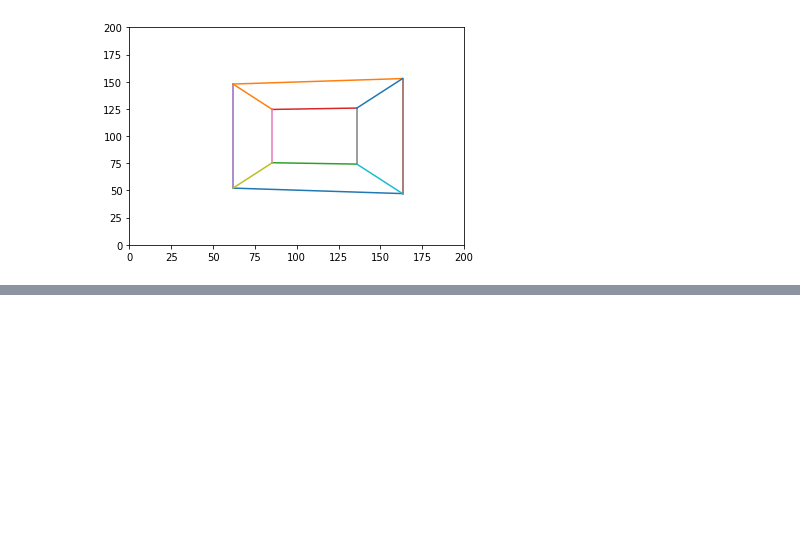
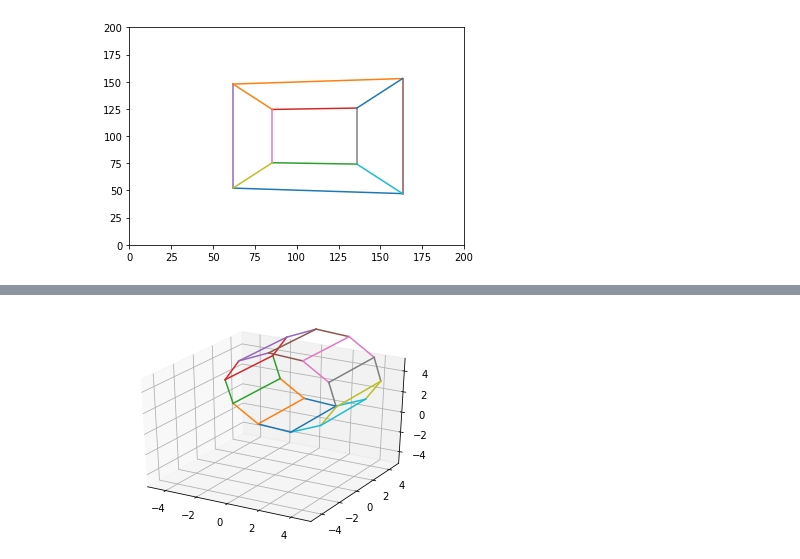
Before and after one commit to happyhyowon/assignment, a Jupyter notebook: vision/assignment1/renderer.ipynb, the cells around one changed output, grey strips where cells are left out. Cells and saved outputs as stored; diff of their text form; code cells hidden in the pictures; blank space fills up the shorter version.

```diff
--- a/vision/assignment1/renderer.ipynb
+++ b/vision/assignment1/renderer.ipynb
@@ -178,0 +208,6 @@ show_2d(pixelsx200, edges, (pixel, pixel))
+# %%
+extrinsic1 = get_extrinsic_matrix(camera_position, camera_orientation, verbose=gVerbose)
+result_extrinsic1 = np.dot(extrinsic1, to_homogenous(vertices_decagon, verbose=gVerbose).T)
+show_3d(result_extrinsic1.T, edges_decagon)
+# %% [output]
+[figure, added]
```
Also changed, not shown: parts of 3 cells of this notebook.
